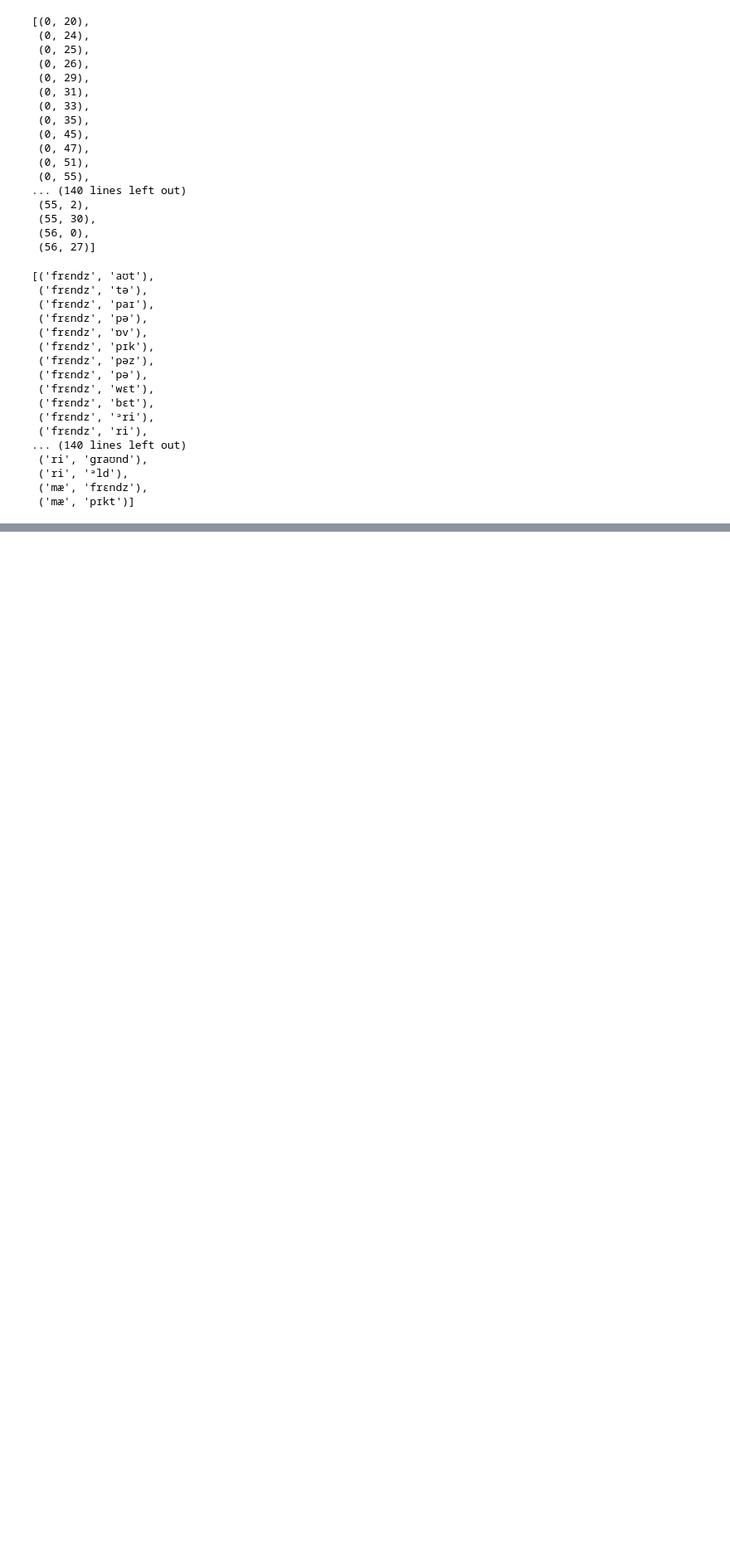
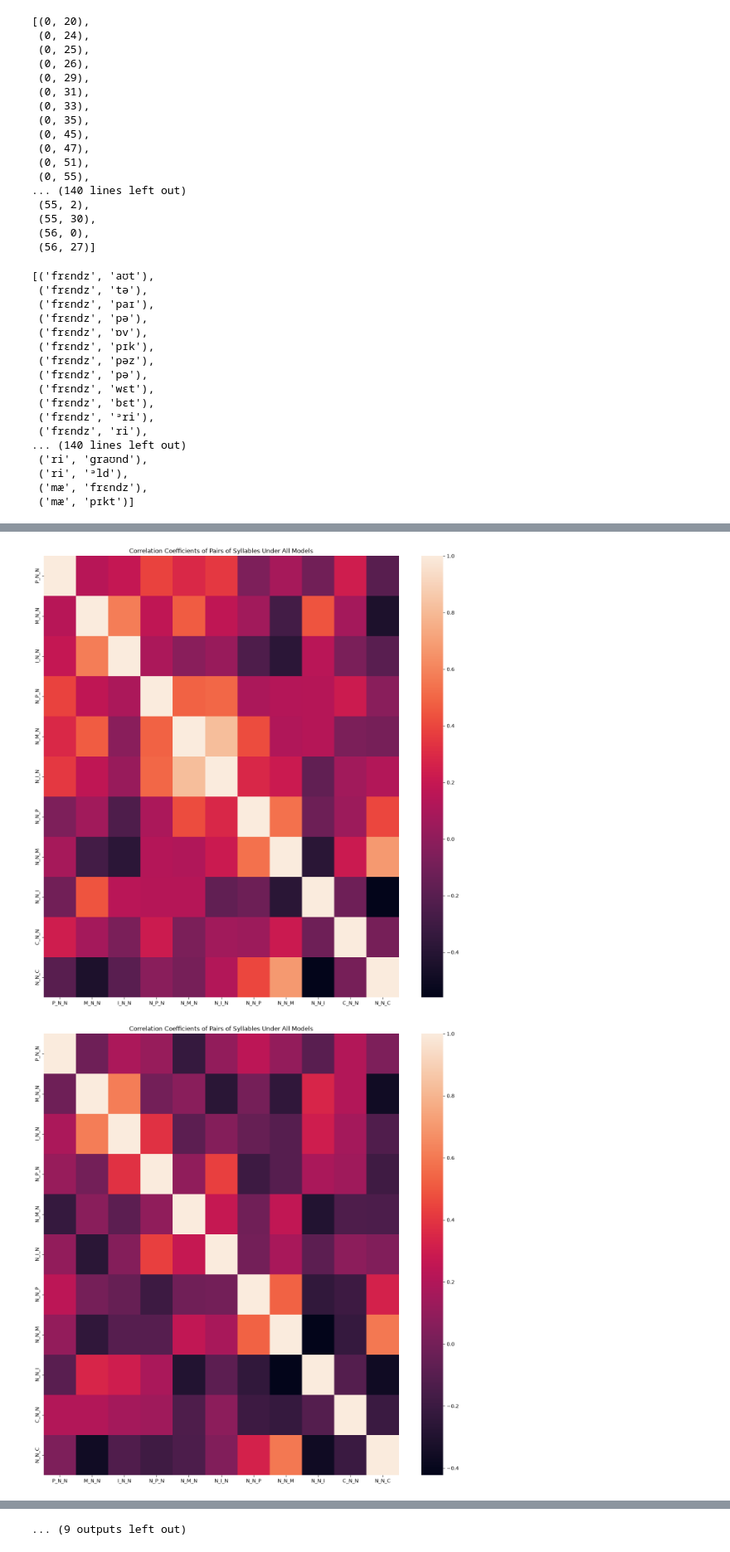
Before and after one commit to AmandaGiselleLily/TongueTwister, a Jupyter notebook: Analysis/syllable_pairs.ipynb, the cells around one changed output, grey strips where cells are left out. Shown at 83% size. Cells and saved outputs as stored; diff of their text form; code cells hidden in the pictures; blank space fills up the shorter version.

```diff
--- a/Analysis/syllable_pairs.ipynb
+++ b/Analysis/syllable_pairs.ipynb
@@ -295,3 +284,10 @@ promising_pairs
  ('ri', 'ᵊld'),
  ('mæ', 'frɛndz'),
  ('mæ', 'pɪkt')]
+# %%
+import random
+
+promising_samples = []
+
+for i in range(20):
+    promising_samples.append(random.sample(promising_pairs, k=50))
@@ -297,0 +303,11 @@ promising_pairs
+# %%
+
+
+for i in range(len(promising_samples)):
+    plt.figure(figsize=(16, 16))
+
+    plt.title("Correlation Coefficients of Pairs of Syllables Under All Models")
+
+    ax = sns.heatmap(ds.experiment_metric(ds.make_predictions(promising_samples[i])),xticklabels=["P_N_N","M_N_N","I_N_N","N_P_N","N_M_N","N_I_N","N_N_P","N_N_M","N_N_I","C_N_N","N_N_C"],yticklabels=["P_N_N","M_N_N","I_N_N","N_P_N","N_M_N","N_I_N","N_N_P","N_N_M","N_N_I","C_N_N","N_N_C"])
+    print(promising_samples[i])
+# %% [output]
@@ -297,0 +334,2 @@ promising_pairs
+[figure, added]
+[figure, added]
@@ -297,0 +345 @@ promising_pairs
+... (9 outputs left out)
```
Also changed, not shown: parts of 10 cells of this notebook, 6 other files.
